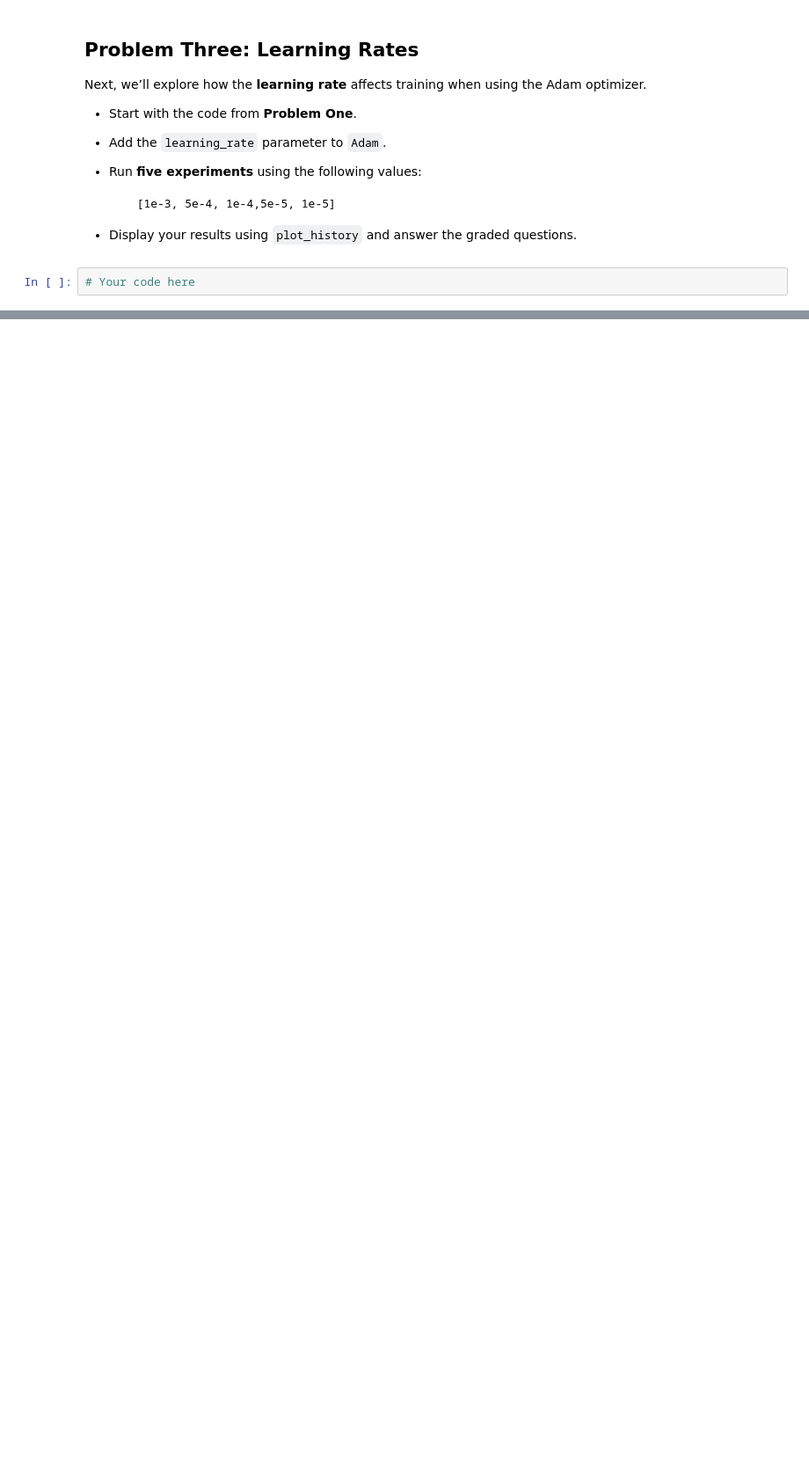
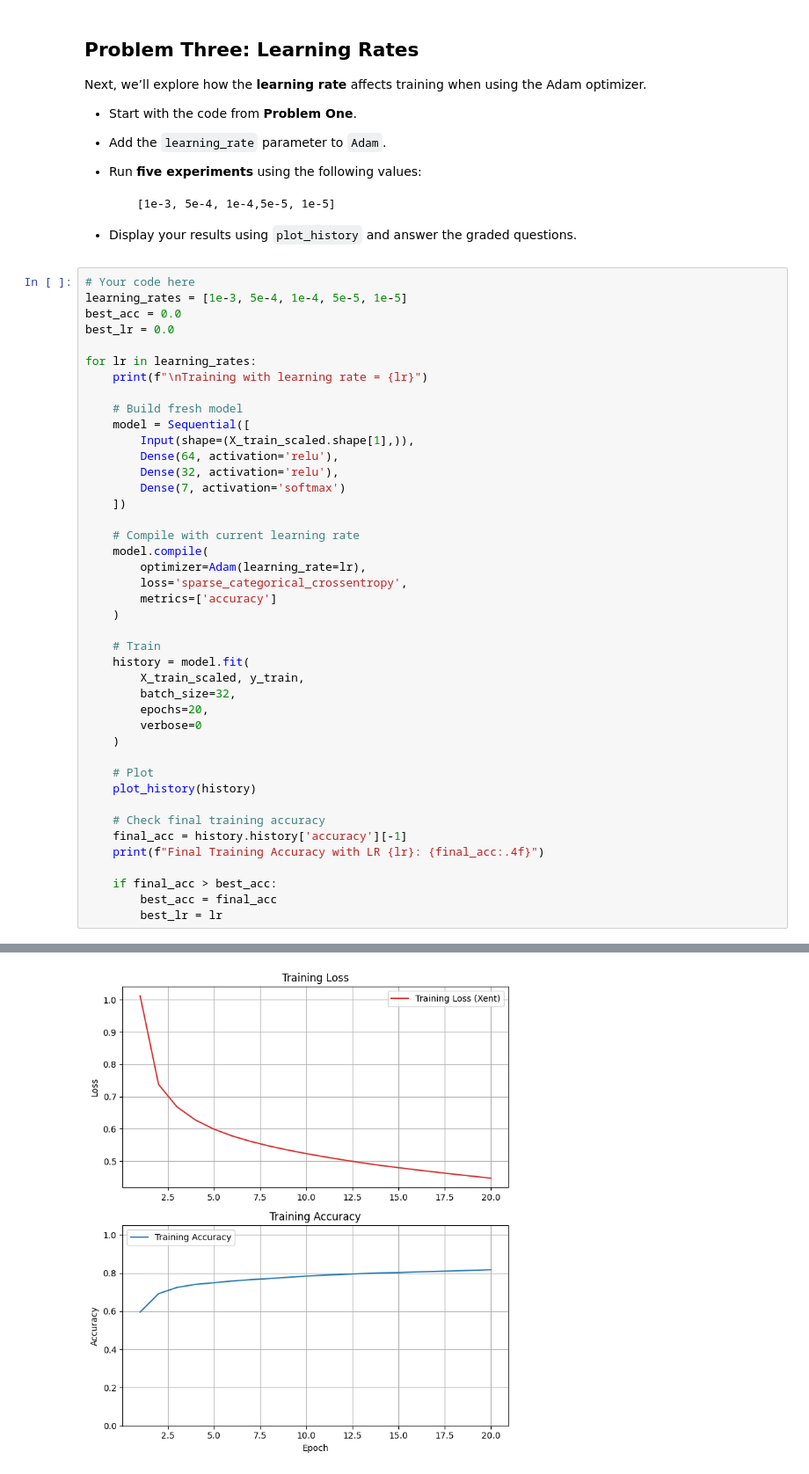
Before and after one commit to ses1002/703MLhomework2, a Jupyter notebook: Homework_02.ipynb, the cells around one changed output, grey strips where cells are left out. Shown at 88% size. Drawn from its saved outputs; the diff is of its cells as text; blank space fills up the shorter version.

```diff
--- a/Homework_02.ipynb
+++ b/Homework_02.ipynb
@@ -208,3 +347,44 @@ Next, we’ll explore how the **learning rate** affects training when using the
 * Display your results using `plot_history` and answer the graded questions.
 # %%
 # Your code here
+learning_rates = [1e-3, 5e-4, 1e-4, 5e-5, 1e-5]
+best_acc = 0.0
+best_lr = 0.0
+
+for lr in learning_rates:
+    print(f"\nTraining with learning rate = {lr}")
+
+    # Build fresh model
+    model = Sequential([
+        Input(shape=(X_train_scaled.shape[1],)),
+        Dense(64, activation='relu'),
+        Dense(32, activation='relu'),
+        Dense(7, activation='softmax')
+    ])
+
+    # Compile with current learning rate
+    model.compile(
+        optimizer=Adam(learning_rate=lr),
+        loss='sparse_categorical_crossentropy',
+        metrics=['accuracy']
+    )
+
+    # Train
+    history = model.fit(
+        X_train_scaled, y_train,
+        batch_size=32,
+        epochs=20,
+        verbose=0
+    )
+
+    # Plot
+    plot_history(history)
+
+    # Check final training accuracy
+    final_acc = history.history['accuracy'][-1]
+    print(f"Final Training Accuracy with LR {lr}: {final_acc:.4f}")
+
+    if final_acc > best_acc:
+        best_acc = final_acc
+        best_lr = lr
+# %% [output]
@@ -210,0 +392 @@ Next, we’ll explore how the **learning rate** affects training when using the
+[figure, added]
```
Also changed, not shown: parts of 28 cells of this notebook.
